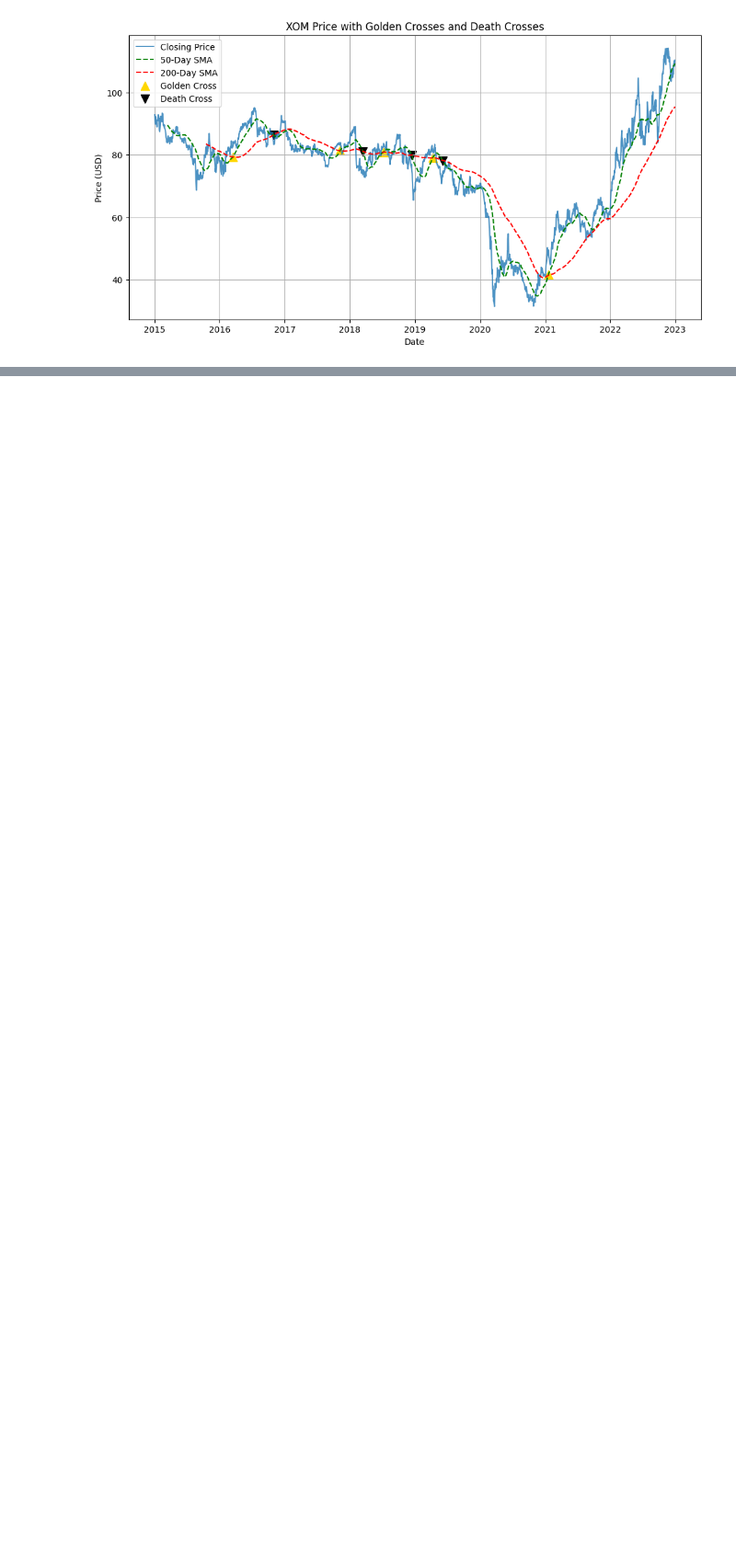
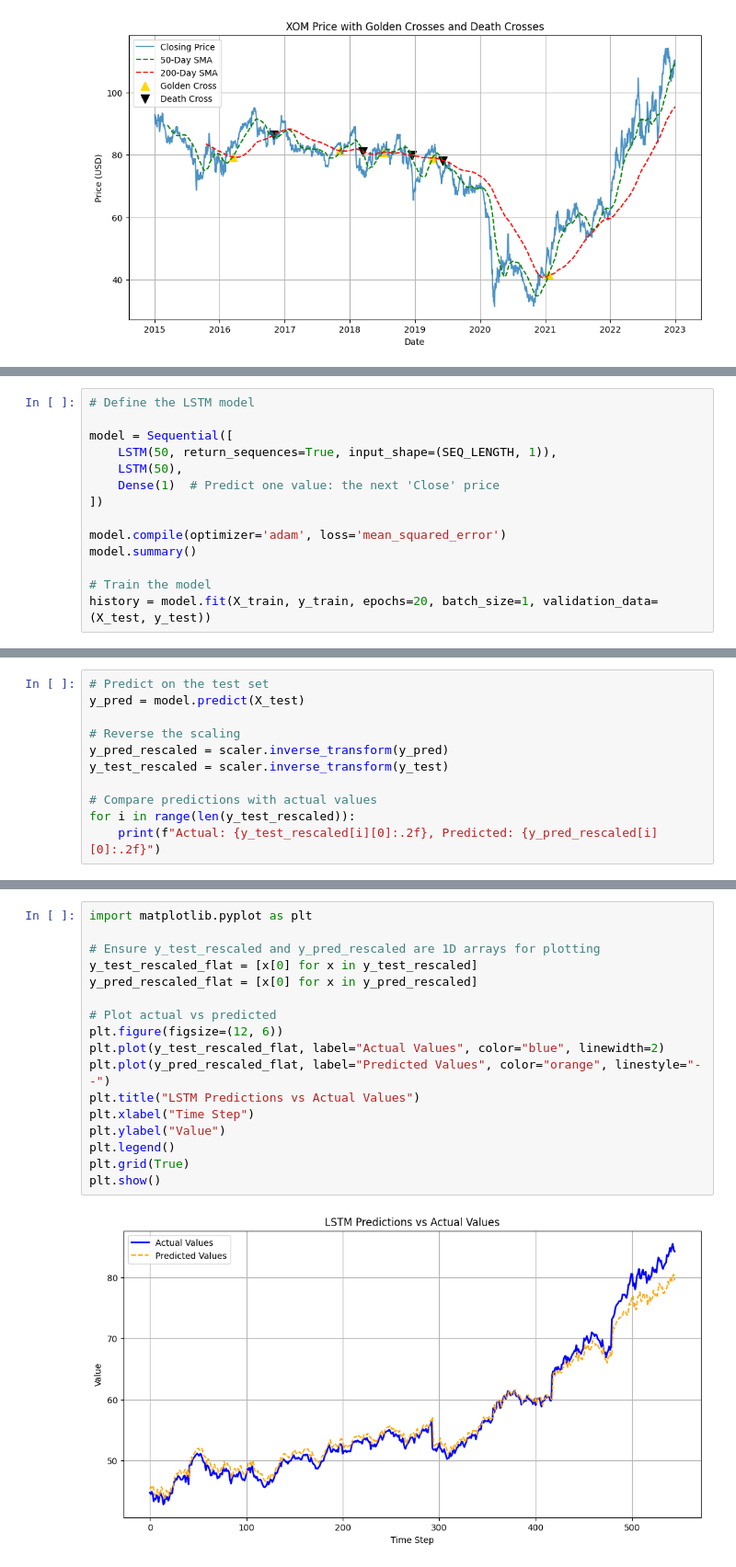
Before and after one commit to LucasMazza42/LearnPytorch, a Jupyter notebook: LSTM-skratch.ipynb, the cells around one changed output, grey strips where cells are left out. Shown at 92% size. Saved outputs shown, nothing was run; the diff lists cells and outputs as text; blank space fills up the shorter version.

```diff
--- a/LSTM.ipynb
+++ b/LSTM-skratch.ipynb
@@ -254,0 +442,14 @@ XOM: 0 false signals
+# %%
+# Define the LSTM model
+
+model = Sequential([
+    LSTM(50, return_sequences=True, input_shape=(SEQ_LENGTH, 1)),
+    LSTM(50),
+    Dense(1)  # Predict one value: the next 'Close' price
+])
+
+model.compile(optimizer='adam', loss='mean_squared_error')
+model.summary()
+
+# Train the model
+history = model.fit(X_train, y_train, epochs=20, batch_size=1, validation_data=(X_test, y_test))
@@ -254,0 +487,11 @@ XOM: 0 false signals
+# %%
+# Predict on the test set
+y_pred = model.predict(X_test)
+
+# Reverse the scaling
+y_pred_rescaled = scaler.inverse_transform(y_pred)
+y_test_rescaled = scaler.inverse_transform(y_test)
+
+# Compare predictions with actual values
+for i in range(len(y_test_rescaled)):
+    print(f"Actual: {y_test_rescaled[i][0]:.2f}, Predicted: {y_pred_rescaled[i][0]:.2f}")
@@ -254,0 +516,19 @@ XOM: 0 false signals
+# %%
+import matplotlib.pyplot as plt
+
+# Ensure y_test_rescaled and y_pred_rescaled are 1D arrays for plotting
+y_test_rescaled_flat = [x[0] for x in y_test_rescaled]
+y_pred_rescaled_flat = [x[0] for x in y_pred_rescaled]
+
+# Plot actual vs predicted
+plt.figure(figsize=(12, 6))
+plt.plot(y_test_rescaled_flat, label="Actual Values", color="blue", linewidth=2)
+plt.plot(y_pred_rescaled_flat, label="Predicted Values", color="orange", linestyle="--")
+plt.title("LSTM Predictions vs Actual Values")
+plt.xlabel("Time Step")
+plt.ylabel("Value")
+plt.legend()
+plt.grid(True)
+plt.show()
+# %% [output]
+[figure, added]
```
Also changed, not shown: parts of 12 cells of this notebook, 2 other files.
